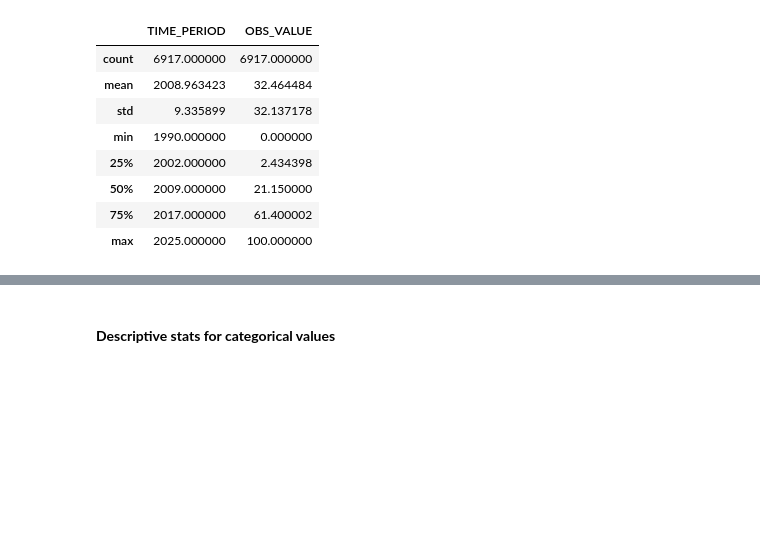
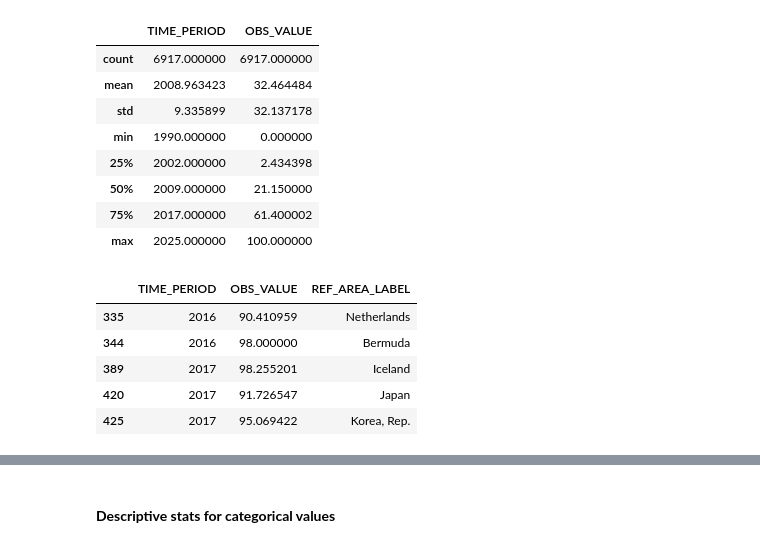
Before and after one commit to JosephRidge/AnalysisDSA101, a Jupyter notebook: analysis104.ipynb, the cells around one changed output, grey strips where cells are left out. Cells and saved outputs as stored; diff of their text form; code cells hidden in the pictures; blank space fills up the shorter version.

```diff
--- a/analysis104.ipynb
+++ b/analysis104.ipynb
@@ -181,3 +184,13 @@ clean_df.describe() # we get descriptive stats for numerical dta types/ columns
 | 50% | 2009.000000 | 21.150000 |
 | 75% | 2017.000000 | 61.400002 |
 | max | 2025.000000 | 100.000000 |
+# %%
+record =  clean_df[clean_df['OBS_VALUE'] > 90] # filtering column "OBS_VALUE" and returnong a data set
+record.head()
+# %% [output]
+|  | TIME_PERIOD | OBS_VALUE | REF_AREA_LABEL |
+| 335 | 2016 | 90.410959 | Netherlands |
+| 344 | 2016 | 98.000000 | Bermuda |
+| 389 | 2017 | 98.255201 | Iceland |
+| 420 | 2017 | 91.726547 | Japan |
+| 425 | 2017 | 95.069422 | Korea, Rep. |
```
Also changed, not shown: parts of 10 cells of this notebook.
